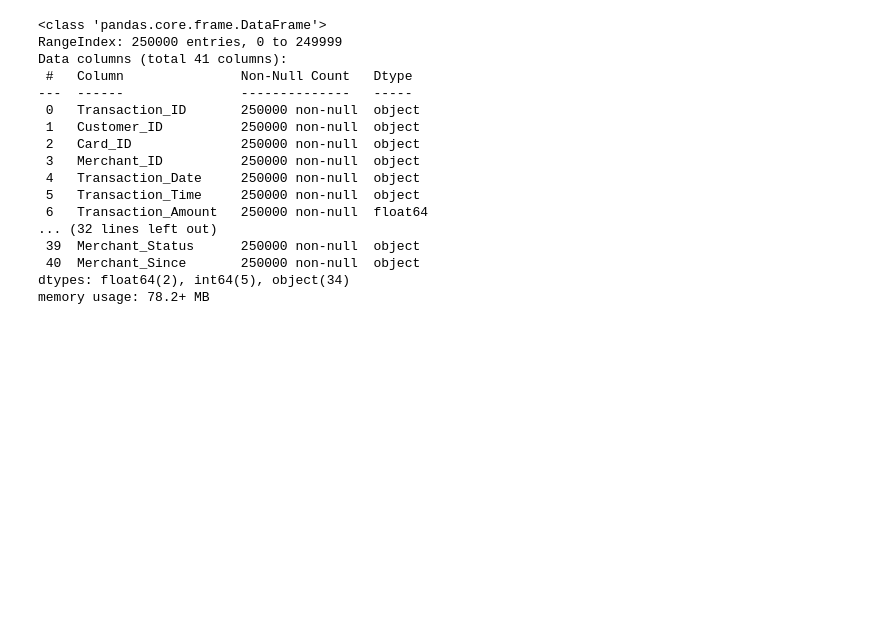
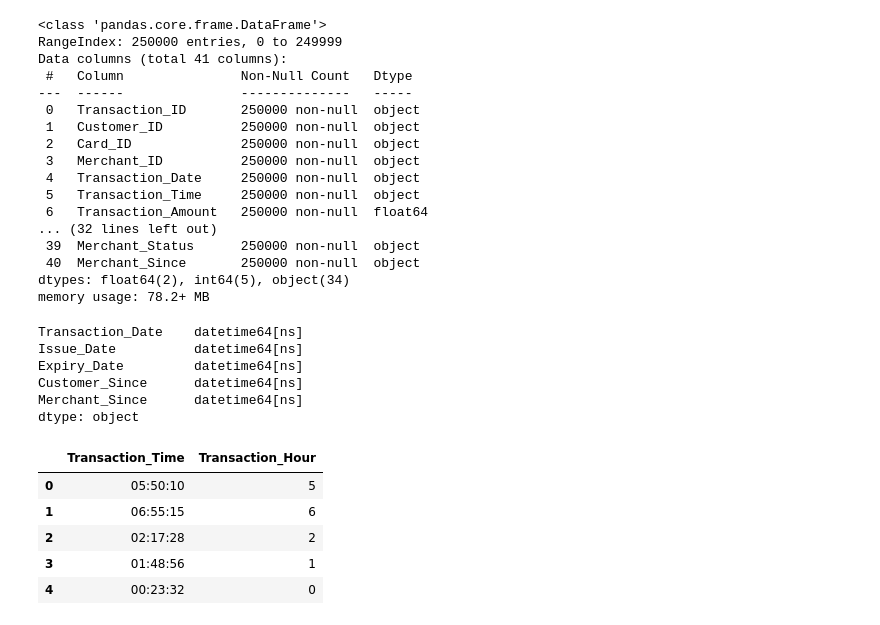
Before and after one commit to Kanjerih/Indian-Financial-Fraud, a Jupyter notebook: Indian-Financial-Fraud.ipynb, the cells around one changed output. Cells and saved outputs as stored; diff of their text form; code cells hidden in the pictures; blank space fills up the shorter version.

```diff
--- a/Indian-Financial-Fraud.ipynb
+++ b/Indian-Financial-Fraud.ipynb
@@ -189,0 +196,26 @@ memory usage: 78.2+ MB
+# %%
+transactions_df['Customer_Since'] = pd.to_datetime(transactions_df['Customer_Since'])
+# %%
+transactions_df['Merchant_Since'] = pd.to_datetime(transactions_df['Merchant_Since'])
+# %%
+transactions_df[['Transaction_Date', 'Issue_Date', 'Expiry_Date', 'Customer_Since', 'Merchant_Since']].dtypes
+# %% [output]
+Transaction_Date    datetime64[ns]
+Issue_Date          datetime64[ns]
+Expiry_Date         datetime64[ns]
+Customer_Since      datetime64[ns]
+Merchant_Since      datetime64[ns]
+dtype: object
+# %%
+transactions_df['Transaction_Time'] = pd.to_datetime(transactions_df['Transaction_Time'], format='%H:%M:%S').dt.time
+# %%
+transactions_df['Transaction_Hour'] = transactions_df['Transaction_Time'].apply(lambda x: x.hour)
+# %%
+transactions_df[['Transaction_Time', 'Transaction_Hour']].head()
+# %% [output]
+|  | Transaction_Time | Transaction_Hour |
+| 0 | 05:50:10 | 5 |
+| 1 | 06:55:15 | 6 |
+| 2 | 02:17:28 | 2 |
+| 3 | 01:48:56 | 1 |
+| 4 | 00:23:32 | 0 |
```
Also changed, not shown: parts of 4 cells of this notebook.
